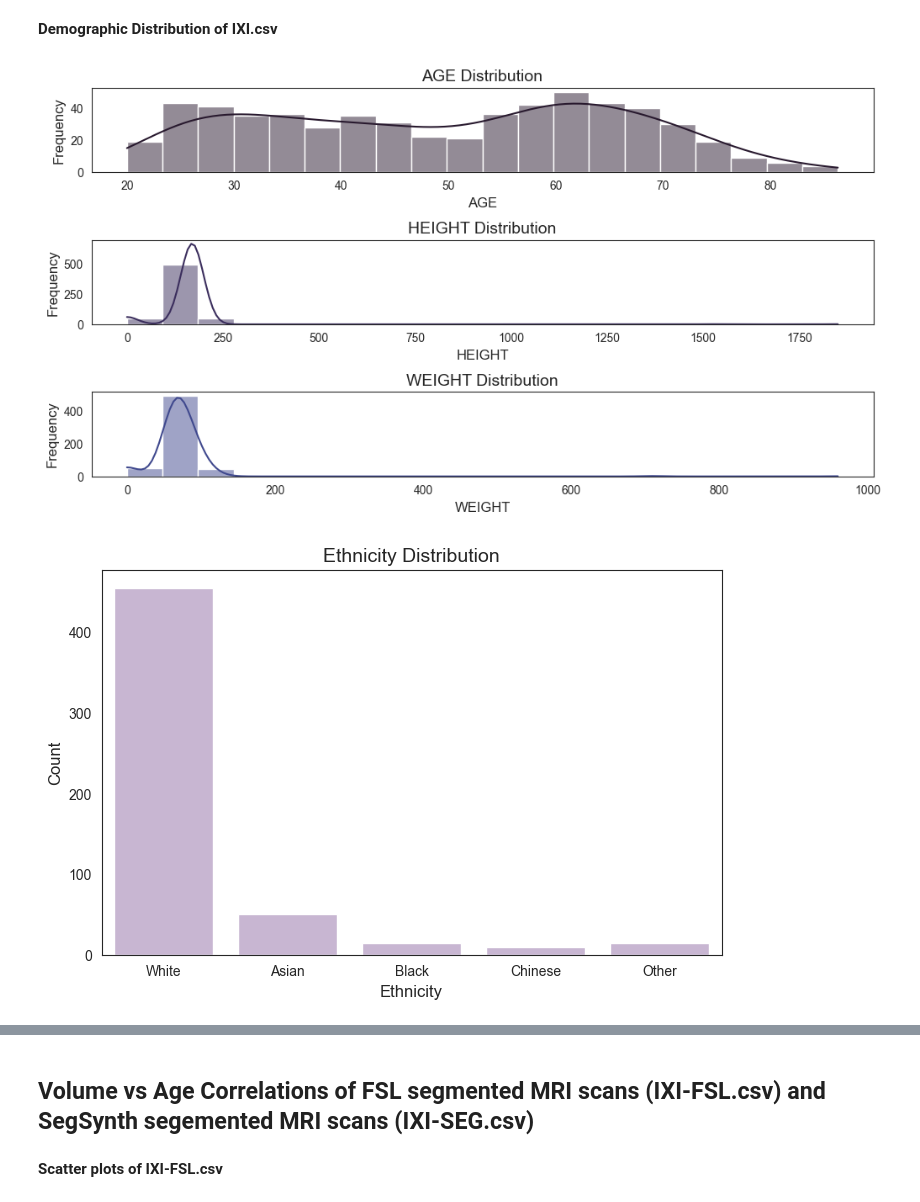
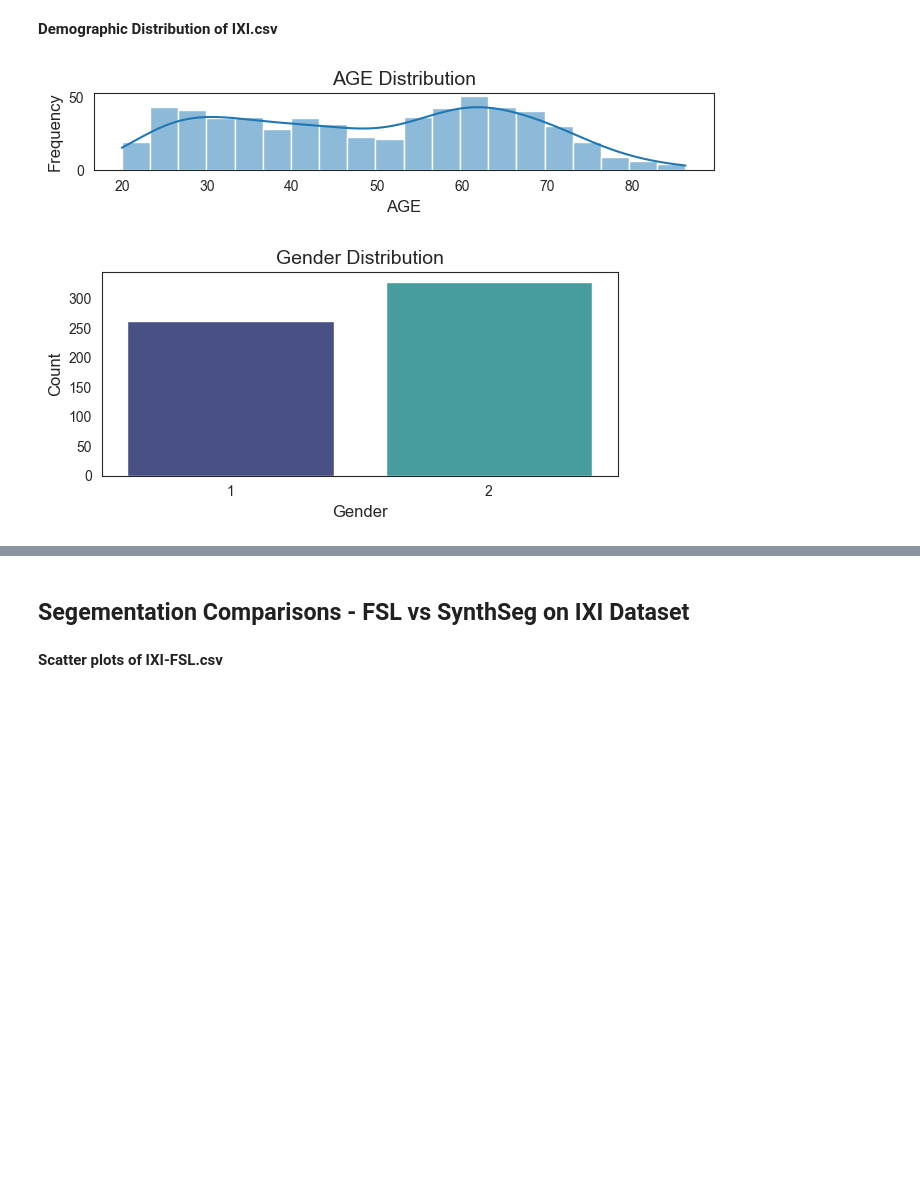
Before and after one commit to jessexmaki/CAP4770-Final-Project, a Jupyter notebook: IXI/Final.ipynb, the cells around one changed output, grey strips where cells are left out. Cells and saved outputs as stored; diff of their text form; code cells hidden in the pictures; blank space fills up the shorter version.

```diff
--- a/IXI/Final.ipynb
+++ b/IXI/Final.ipynb
@@ -302,58 +194,36 @@ import seaborn as sns
 df = pd.read_csv('IXI.csv')
 
 # Set seaborn style
 sns.set_style("white")
 
-# Color palette
-palette = {"AGE": sns.color_palette("mako", 8)[0],
-           "HEIGHT": sns.color_palette("mako", 8)[1],
-           "WEIGHT": sns.color_palette("mako", 8)[2],
-           "ETHNIC_ID": sns.color_palette("Paired", 12)[8]}
-
 # Variables for histograms
-hist_vars = ['AGE', 'HEIGHT', 'WEIGHT']
+hist_vars = ['AGE']
 
 # Create histograms
-fig = plt.figure(figsize=(12, 2 * len(hist_vars)))
+fig = plt.figure(figsize=(8, len(hist_vars)))
 
 for i, var in enumerate(hist_vars, 1):
     plt.subplot(len(hist_vars), 1, i)
-    sns.histplot(df[var], bins=20, kde=True, color=palette[var])
-
+    sns.histplot(df[var], bins=20, kde=True)
     plt.title(f'{var} Distribution', fontsize=14)
     plt.xlabel(var, fontsize=12)
     plt.ylabel('Frequency', fontsize=12)
 
-
 # Add spacing between plots
 plt.subplots_adjust(hspace=0.8)
 
-# Map ethnicity ids to labels
-ethnic_labels = {1: 'White', 4: 'Black', 3: 'Asian',
-                 6: 'Chinese', 5: 'Other'}
-df['ETHNIC_ID'] = df['ETHNIC_ID'].map(ethnic_labels)
-
-# Ethnicity bar plot
-eth_fig = plt.figure(figsize=(8, 5))
-sns.countplot(data=df, x='ETHNIC_ID', color=palette['ETHNIC_ID'])
-
-plt.title('Ethnicity Distribution', fontsize=14)
-plt.xlabel('Ethnicity', fontsize=12)
-plt.ylabel('Count', fontsize=12)
-
 # Gender bar plot
-sex_fig = plt.figure(figsize=(8, 5))
+sex_fig = plt.figure(figsize=(6, 3))
 sns.countplot(data=df, x='SEX_ID', palette=sns.color_palette("mako", 2))
-
 plt.title('Gender Distribution', fontsize=14)
 plt.xlabel('Gender', fontsize=12)
 plt.ylabel('Count', fontsize=12)
 
 # Tight layout
 plt.tight_layout()
 
 # Show plots
 plt.show()
 # %% [output]
-[figure, old version]
+[figure, new version]
-[figure, old version]
+[figure, new version]
@@ -361,4 +230,4 @@ plt.show()
-# %% [markdown]
-## Volume vs Age Correlations of FSL segmented MRI scans (IXI-FSL.csv) and SegSynth segemented MRI scans (IXI-SEG.csv)
+# %% [markdown]
+## Segementation Comparisons - FSL vs SynthSeg on IXI Dataset
 # %% [markdown]
 **Scatter plots of IXI-FSL.csv**
```
Also changed, not shown: parts of 51 cells of this notebook.
